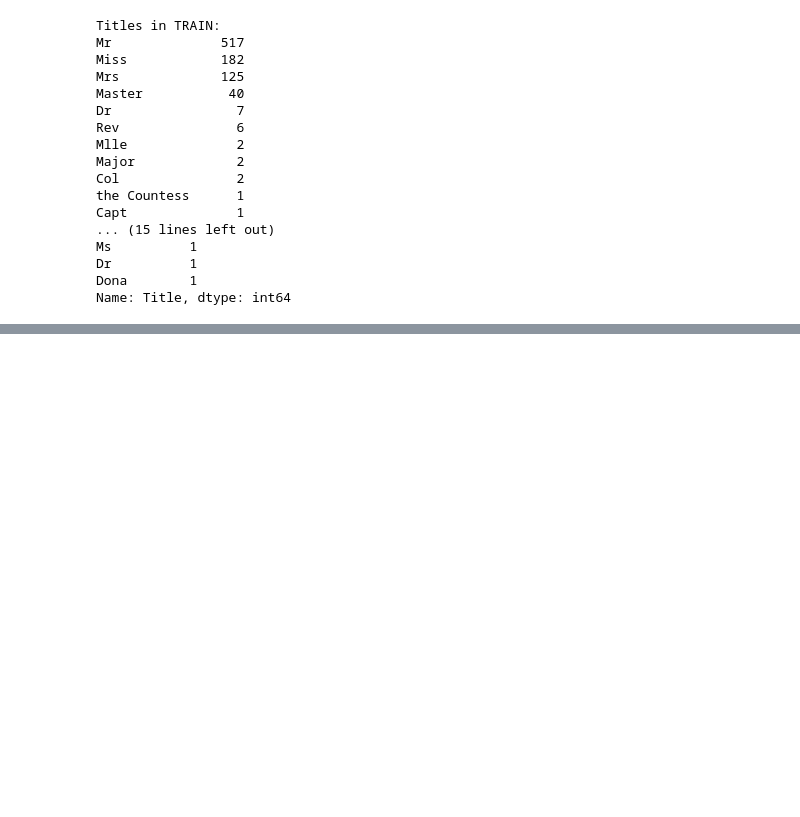
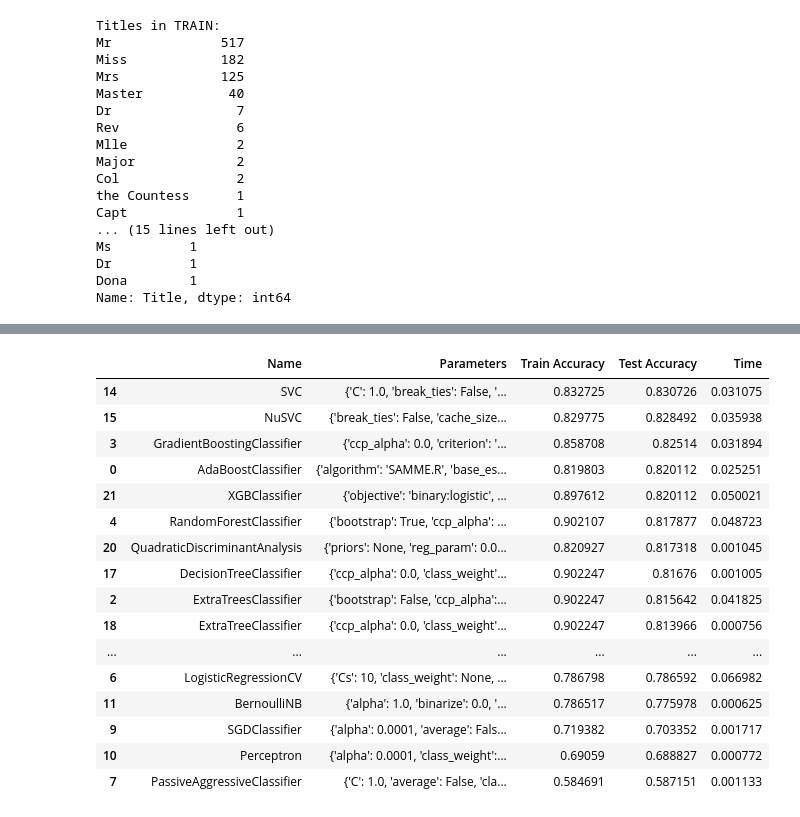
Before and after one commit to AZelenski261/cap4770-final-project, a Jupyter notebook: Final Project/CAP 4770 Final Project Combined Code.ipynb, the cells around one changed output, grey strips where cells are left out. Cells and saved outputs as stored; diff of their text form; code cells hidden in the pictures; blank space fills up the shorter version.

```diff
--- a/Final Project/CAP 4770 Final Project Combined Code.ipynb
+++ b/Final Project/CAP 4770 Final Project Combined Code.ipynb
@@ -164,8 +175,8 @@ Name: Title, dtype: int64
 # median age associated with each title, and complete the rest of the features
 for dataset in datasets:
     dataset['Age'] = dataset.groupby('Title', as_index = True)['Age'].apply(lambda age: age.fillna(age.median()))
-    dataset['Embarked'].fillna(dataset['Embarked'].mode()[0], inplace = True)
-    dataset['Fare'].fillna(dataset['Fare'].median(), inplace = True)
+    dataset['Fare'] = dataset.groupby('Pclass', as_index = True)['Fare'].apply(lambda fare: fare.fillna(fare.median()))
+    dataset['Embarked'].fillna(dataset['Embarked'].mode(), inplace = True)
 # %%
 # Feature Engineering
     # FamilySize = siblings + spouse + parents + children
@@ -226,12 +219,13 @@ classifiers = [
     ("10 Nearest Neighbors (Brute)", KNeighborsClassifier(n_neighbors=10, algorithm='brute')),
     ("SVM", SVC()),
     ("Gaussian Process", GaussianProcessClassifier()),
-    ("Decision Tree", DecisionTreeClassifier()),
+    ("Decision Tree", tree.DecisionTreeClassifier()),
     ("Random Forest", RandomForestClassifier()),
     ("Neural Net", MLPClassifier()),
     ("AdaBoost", AdaBoostClassifier()),
     ("Naive Bayes", GaussianNB()),
     ("QDA", QuadraticDiscriminantAnalysis()),
+    ("XGB", XGBClassifier())
 ]
 
 models = []
@@ -353,3 +308,7 @@ Normalized confusion matrix
 # Result DataFrame to .csv for Kaggle Submission
 # Uncomment and specify classifier number to use to save to .csv
 #resultDFs['Insert Classifier Number'][1].to_csv(path_or_buf='kaggle_submission ' + datetime.datetime.now().strftime("%Y-%m-%d at %H.%M.%S") + '.csv', header=True, index=False, mode='w')
+# %%
+target = ['Survived']
+x = ['Sex','Pclass', 'Embarked', 'Title','SibSp', 'Parch', 'Age', 'Fare', 'FamilySize']
+x_bin = ['Sex_Code','Pclass', 'Embarked_Code', 'Title_Code', 'FamilySize', 'AgeBin_Code', 'FareBin_Code', 'AgeClassBin_Code']
@@ -355,0 +355,50 @@ Normalized confusion matrix
+# %%
+classifier_cols = ['Name', 'Parameters','Train Accuracy', 'Test Accuracy', 'Time']
+classifier_compare = pd.DataFrame(columns = classifier_cols)
+
+predicts = trainCopy[target]
+
+i = 0
+for classifier in classifiers:
+
+    #set name and parameters
+    classifier_name = classifier.__class__.__name__
+    classifier_compare.loc[i, 'Name'] = classifier_name
+    classifier_compare.loc[i, 'Parameters'] = str(classifier.get_params())
+
+    #score model with cross validation: http://scikit-learn.org/stable/modules/generated/sklearn.model_selection.cross_validate.html#sklearn.model_selection.cross_validate
+    cv_results = model_selection.cross_validate(classifier, trainCopy[x_bin], trainCopy[target], cv  = cv_split, return_train_score=True)
+
+    classifier_compare.loc[i, 'Time'] = cv_results['fit_time'].mean()
+    classifier_compare.loc[i, 'Train Accuracy'] = cv_results['train_score'].mean()
+    classifier_compare.loc[i, 'Test Accuracy'] = cv_results['test_score'].mean()
+
+    #save MLA predictions - see section 6 for usage
+    classifier.fit(trainCopy[x_bin], trainCopy[target])
+    predicts[classifier_name] = classifier.predict(trainCopy[x_bin])
+
+    i+=1
+
+
+#print and sort table: https://pandas.pydata.org/pandas-docs/stable/generated/pandas.DataFrame.sort_values.html
+classifier_compare.sort_values(by = ['Test Accuracy'], ascending = False, inplace = True)
+# %%
+classifier_compare
+# %% [output]
+|  | Name | Parameters | Train Accuracy | Test Accuracy | Time |
+| 14 | SVC | {'C': 1.0, 'break_ties': False, '... | 0.832725 | 0.830726 | 0.031075 |
+| 15 | NuSVC | {'break_ties': False, 'cache_size... | 0.829775 | 0.828492 | 0.035938 |
+| 3 | GradientBoostingClassifier | {'ccp_alpha': 0.0, 'criterion': '... | 0.858708 | 0.82514 | 0.031894 |
+| 0 | AdaBoostClassifier | {'algorithm': 'SAMME.R', 'base_es... | 0.819803 | 0.820112 | 0.025251 |
+| 21 | XGBClassifier | {'objective': 'binary:logistic', ... | 0.897612 | 0.820112 | 0.050021 |
+| 4 | RandomForestClassifier | {'bootstrap': True, 'ccp_alpha': ... | 0.902107 | 0.817877 | 0.048723 |
+| 20 | QuadraticDiscriminantAnalysis | {'priors': None, 'reg_param': 0.0... | 0.820927 | 0.817318 | 0.001045 |
+| 17 | DecisionTreeClassifier | {'ccp_alpha': 0.0, 'class_weight'... | 0.902247 | 0.81676 | 0.001005 |
+| 2 | ExtraTreesClassifier | {'bootstrap': False, 'ccp_alpha':... | 0.902247 | 0.815642 | 0.041825 |
+| 18 | ExtraTreeClassifier | {'ccp_alpha': 0.0, 'class_weight'... | 0.902247 | 0.813966 | 0.000756 |
+| ... | ... | ... | ... | ... | ... |
+| 6 | LogisticRegressionCV | {'Cs': 10, 'class_weight': None, ... | 0.786798 | 0.786592 | 0.066982 |
+| 11 | BernoulliNB | {'alpha': 1.0, 'binarize': 0.0, '... | 0.786517 | 0.775978 | 0.000625 |
+| 9 | SGDClassifier | {'alpha': 0.0001, 'average': Fals... | 0.719382 | 0.703352 | 0.001717 |
+| 10 | Perceptron | {'alpha': 0.0001, 'class_weight':... | 0.69059 | 0.688827 | 0.000772 |
+| 7 | PassiveAggressiveClassifier | {'C': 1.0, 'average': False, 'cla... | 0.584691 | 0.587151 | 0.001133 |
```
Also changed, not shown: parts of 24 cells of this notebook.
